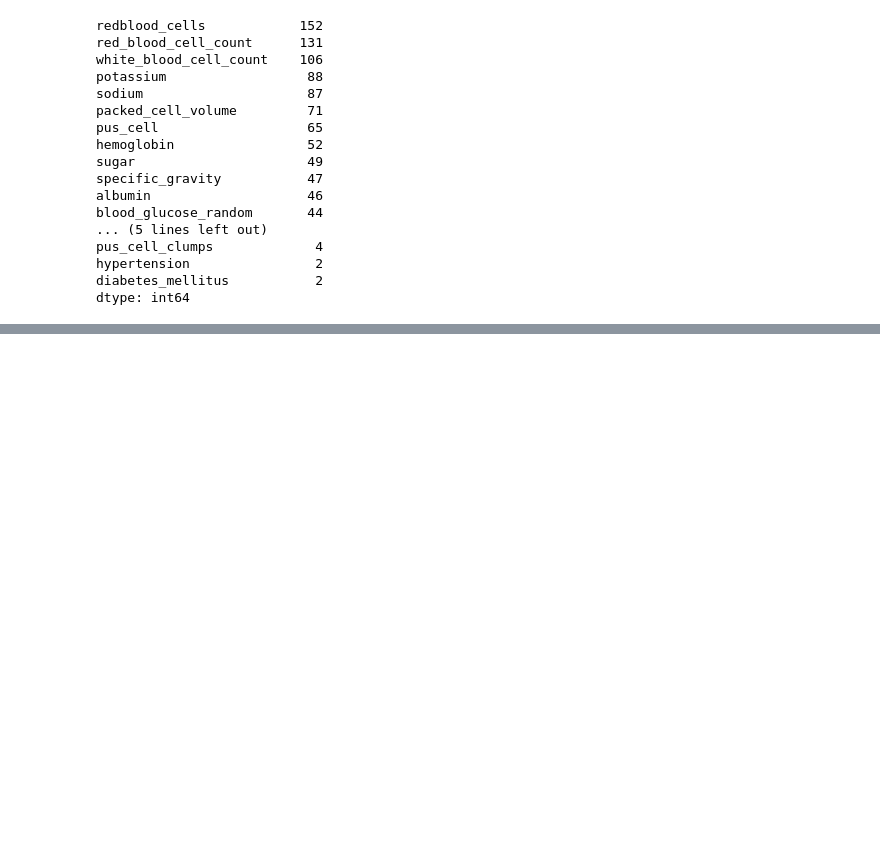
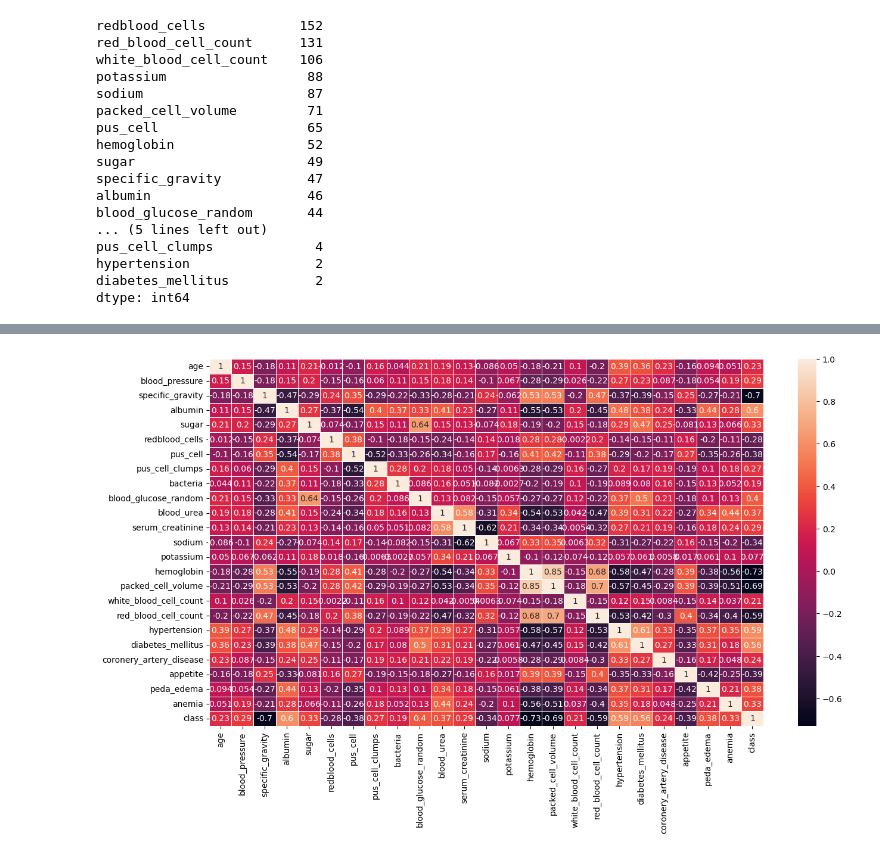
Before and after one commit to blockdeveloper25/chronic_disease, a Jupyter notebook: chronic_class.ipynb, the cells around one changed output, grey strips where cells are left out. Cells and saved outputs as stored; diff of their text form; code cells hidden in the pictures; blank space fills up the shorter version.

```diff
--- a/chronic_class.ipynb
+++ b/chronic_class.ipynb
@@ -138,0 +183,12 @@ def mode_value_imputation(df_data,column):
+# %%
+#changing or replacing the categories and cleaning
+df_data['diabetes_mellitus'] = df_data['diabetes_mellitus'].replace(
+    to_replace={' yes':'yes','\tno':'no','\tyes':'yes'}
+)
+
+df_data['coronery_artery_disease'] = df_data['coronery_artery_disease'].replace(
+    to_replace= '\tno', value='no'
+)
+df_data['class'] = df_data['class'].replace(
+    to_replace= {'ckd\t':'ckd', 'notckd':'not ckd'}
+)
@@ -138,0 +204,12 @@ def mode_value_imputation(df_data,column):
+# %%
+df_data['class'] = df_data['class'].map({'ckd':1,'not ckd':0})
+df_data['redblood_cells'] = df_data['redblood_cells'].map({'normal':1,'abnormal':0})
+df_data['pus_cell'] = df_data['pus_cell'].map({'normal':1,'abnormal':0})
+df_data['pus_cell_clumps'] = df_data['pus_cell_clumps'].map({'present':1,'notpresent':0})
+df_data['bacteria'] = df_data['bacteria'].map({'present':1,'notpresent':0})
+df_data['hypertension'] = df_data['hypertension'].map({'yes':1,'no':0})
+df_data['diabetes_mellitus'] = df_data['diabetes_mellitus'].map({'yes':1,'no':0})
+df_data['coronery_artery_disease'] = df_data['coronery_artery_disease'].map({'yes':1,'no':0})
+df_data['appetite'] = df_data['appetite'].map({'good':1,'poor':0})
+df_data['peda_edema'] = df_data['peda_edema'].map({'yes':1,'no':0})
+df_data['anemia'] = df_data['anemia'].map({'yes':1,'no':0})
@@ -138,0 +230,6 @@ def mode_value_imputation(df_data,column):
+# %%
+plt.figure(figsize=(15,8))
+sns.heatmap(df_data.corr(),annot=True, linewidths=0.5) #annot will annotate the values
+plt.show()
+# %% [output]
+[figure, added]
```
Also changed, not shown: parts of 19 cells of this notebook.
